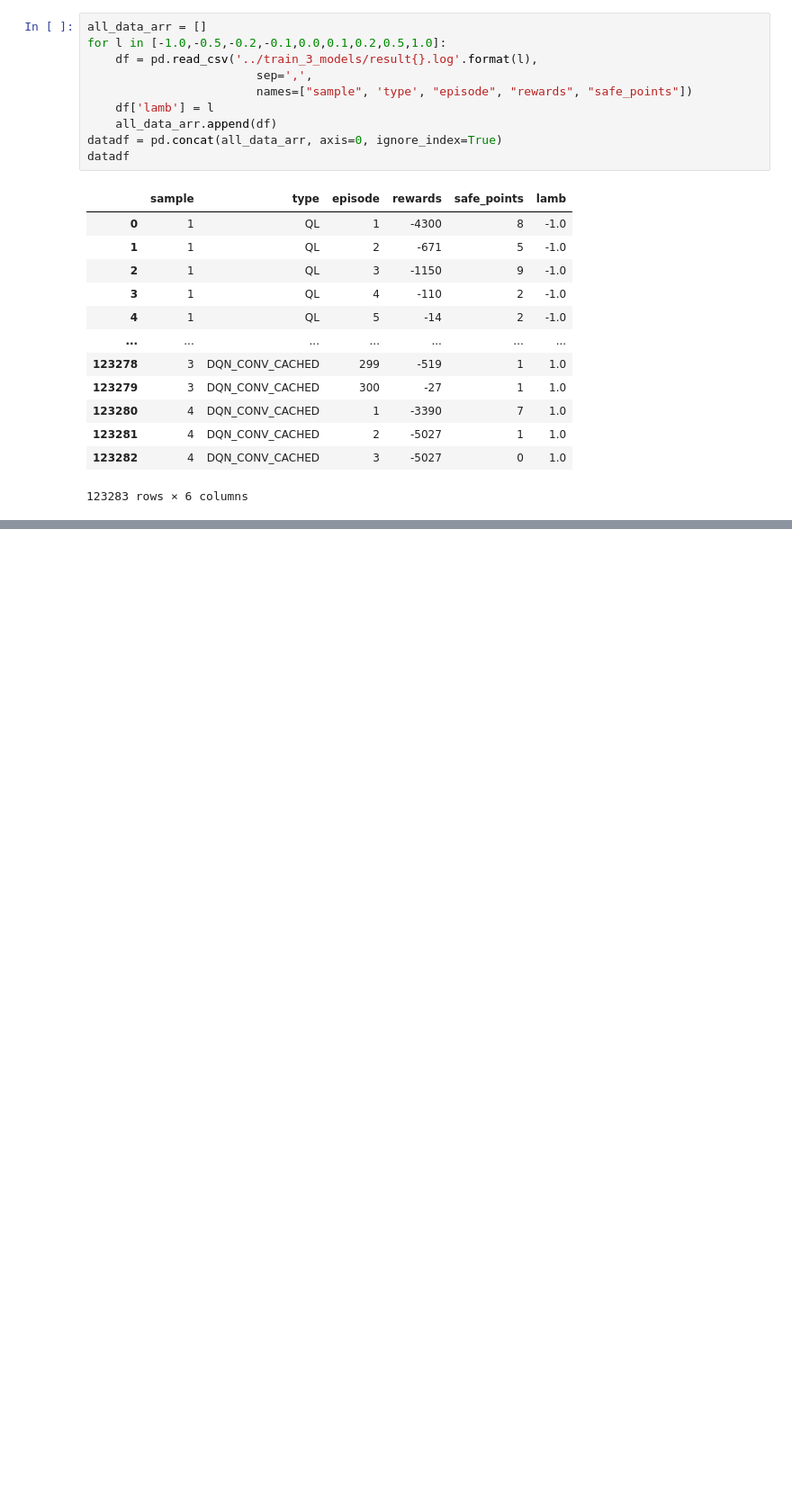
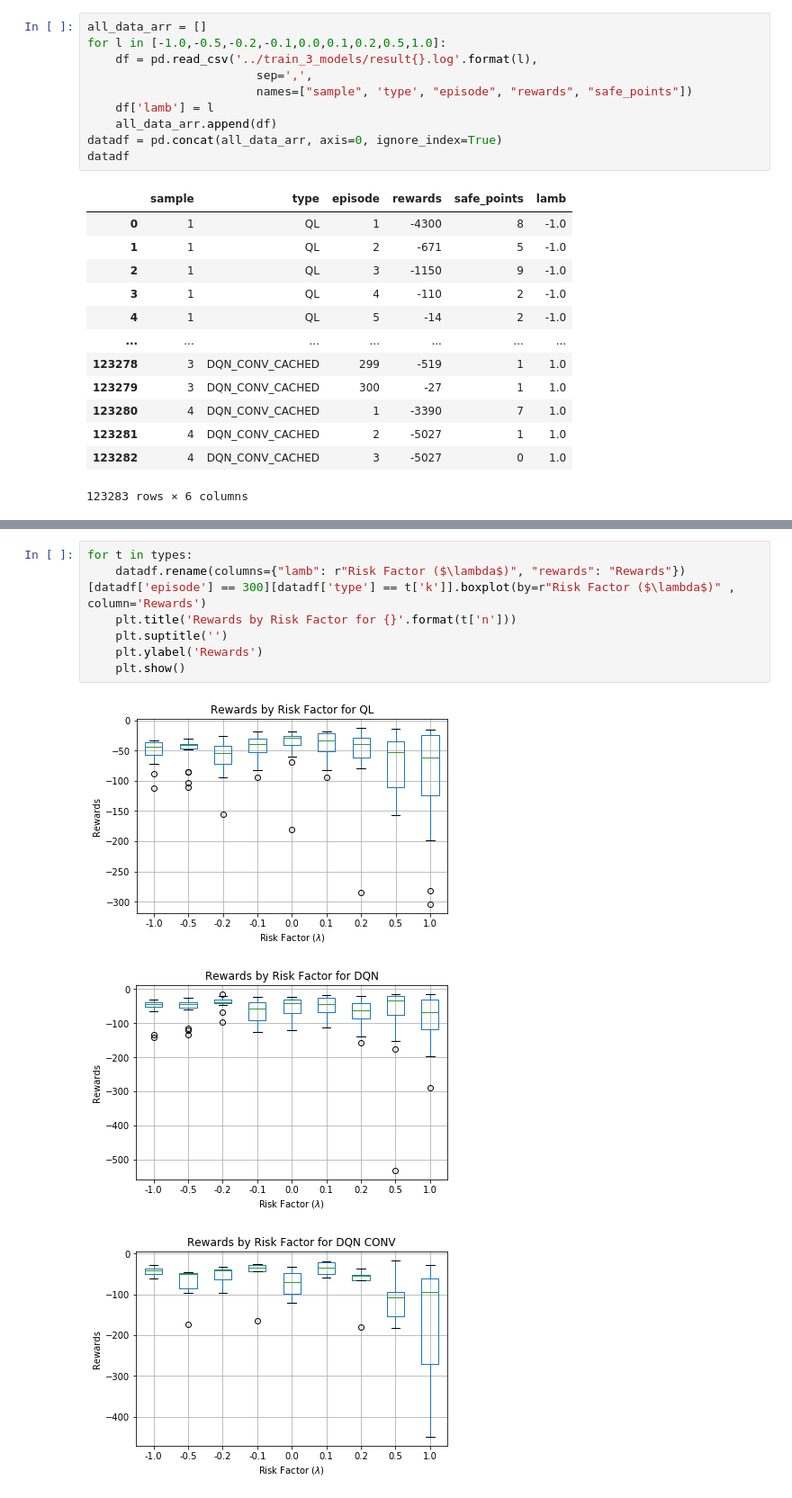
Before and after one commit to dulpneto/RiverCrossing-DQN, a Jupyter notebook: notebooks/Analysis QL.ipynb, the cells around one changed output, grey strips where cells are left out. Shown at 90% size. Saved outputs shown, nothing was run; the diff lists cells and outputs as text; blank space fills up the shorter version.

```diff
--- a/notebooks/Analysis QL.ipynb
+++ b/notebooks/Analysis QL.ipynb
@@ -322,0 +330,11 @@ plt.show()
+# %%
+for t in types:
+    datadf.rename(columns={"lamb": r"Risk Factor ($\lambda$)", "rewards": "Rewards"})[datadf['episode'] == 300][datadf['type'] == t['k']].boxplot(by=r"Risk Factor ($\lambda$)" , column='Rewards')
+    plt.title('Rewards by Risk Factor for {}'.format(t['n']))
+    plt.suptitle('')
+    plt.ylabel('Rewards')
+    plt.show()
+# %% [output]
+[figure, added]
+[figure, added]
+[figure, added]
```
Also changed, not shown: parts of 5 cells of this notebook.
